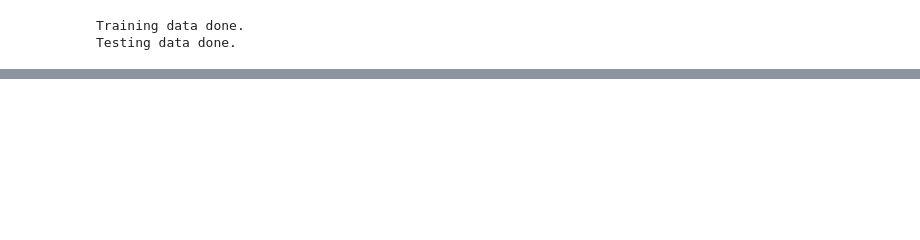
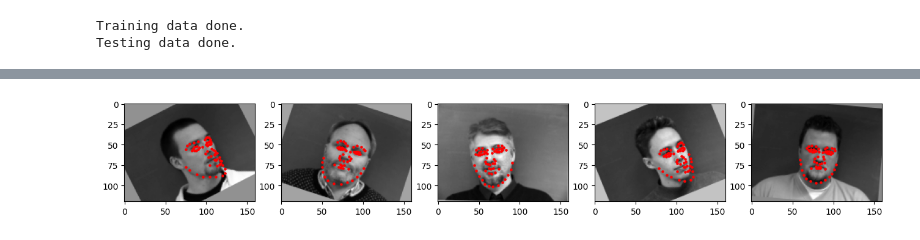
Before and after one commit to Ray-1026/Lab-training, a Jupyter notebook: CS194-26/Facial-keypoint-detection-with-neural-networks/main.ipynb, the cells around one changed output, grey strips where cells are left out. Cells and saved outputs as stored; diff of their text form; code cells hidden in the pictures; blank space fills up the shorter version.

```diff
--- a/CS194-26/Facial-keypoint-detection-with-neural-networks/main.ipynb
+++ b/CS194-26/Facial-keypoint-detection-with-neural-networks/main.ipynb
@@ -218,0 +351,22 @@ Worst five
+# %%
+# hyperparameters
+learning_rate = 0.001
+batch_size = 8
+epochs = 25
+# %%
+train = CustomDataset(x_train, y_train, augment=True)
+test = CustomDataset(x_test, y_test)
+
+train_loader = DataLoader(train, batch_size=batch_size, shuffle=True)
+test_loader = DataLoader(test, batch_size=batch_size, shuffle=False)
+
+plt.figure(figsize=(16, 12))
+for idx, (x, y) in enumerate(train_loader):
+    for i in range(5):
+        plt.subplot(1, 5, i + 1)
+        plt.imshow(x[i].numpy(), cmap="gray")
+        plt.scatter(y[i, :, 0].numpy() * 160, y[i, :, 1].numpy() * 120, s=5, c="red")
+    break
+plt.show()
+# %% [output]
+[figure, added]
```
Also changed, not shown: parts of 23 cells of this notebook, 1 other file.
